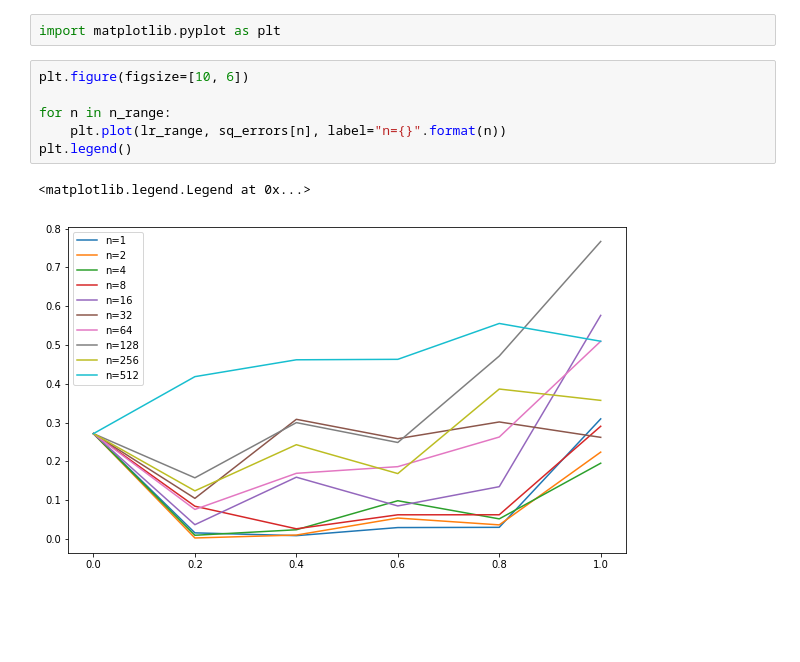
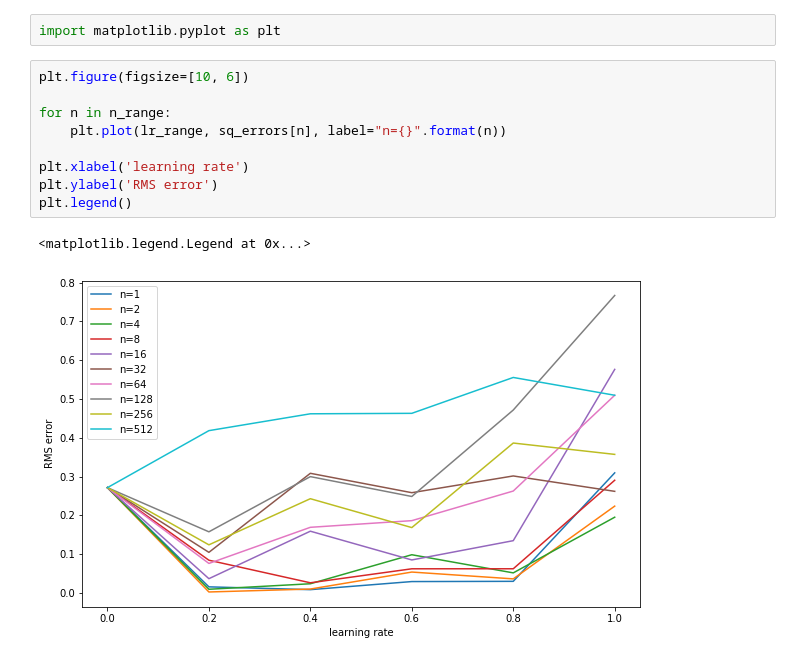
Before and after one commit to MJeremy2017/reinforcement-learning-implementation, a Jupyter notebook: RandomWalk/RandomWalk(n-step).ipynb, the cells around one changed output. Drawn from its saved outputs; the diff is of its cells as text; blank space fills up the shorter version.

```diff
--- a/RandomWalk/RandomWalk(n-step).ipynb
+++ b/RandomWalk/RandomWalk(n-step).ipynb
@@ -201,9 +201,12 @@ import matplotlib.pyplot as plt
 # %%
 plt.figure(figsize=[10, 6])
 
 for n in n_range:
     plt.plot(lr_range, sq_errors[n], label="n={}".format(n))
+
+plt.xlabel('learning rate')
+plt.ylabel('RMS error')
 plt.legend()
 # %% [output]
 <matplotlib.legend.Legend at 0x...>
-[figure, old version]
+[figure, new version]
```
